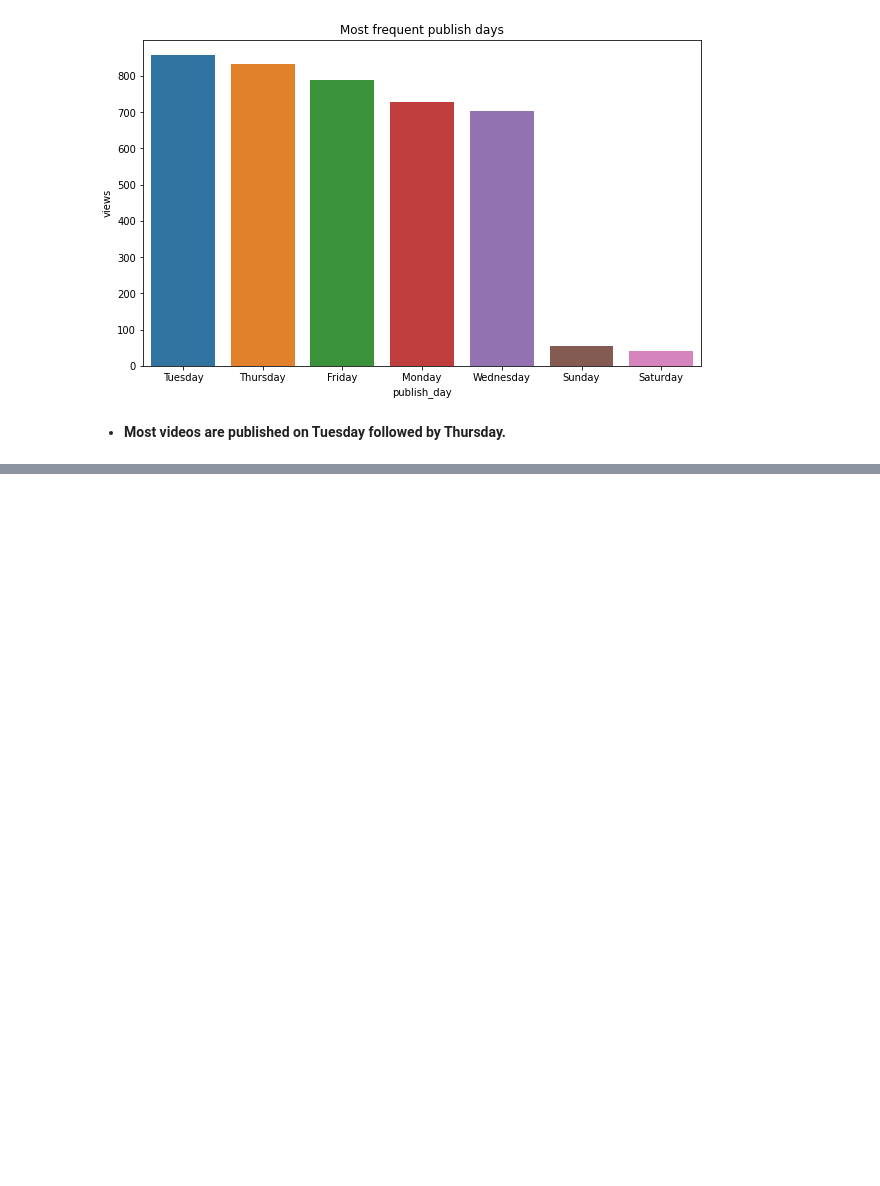
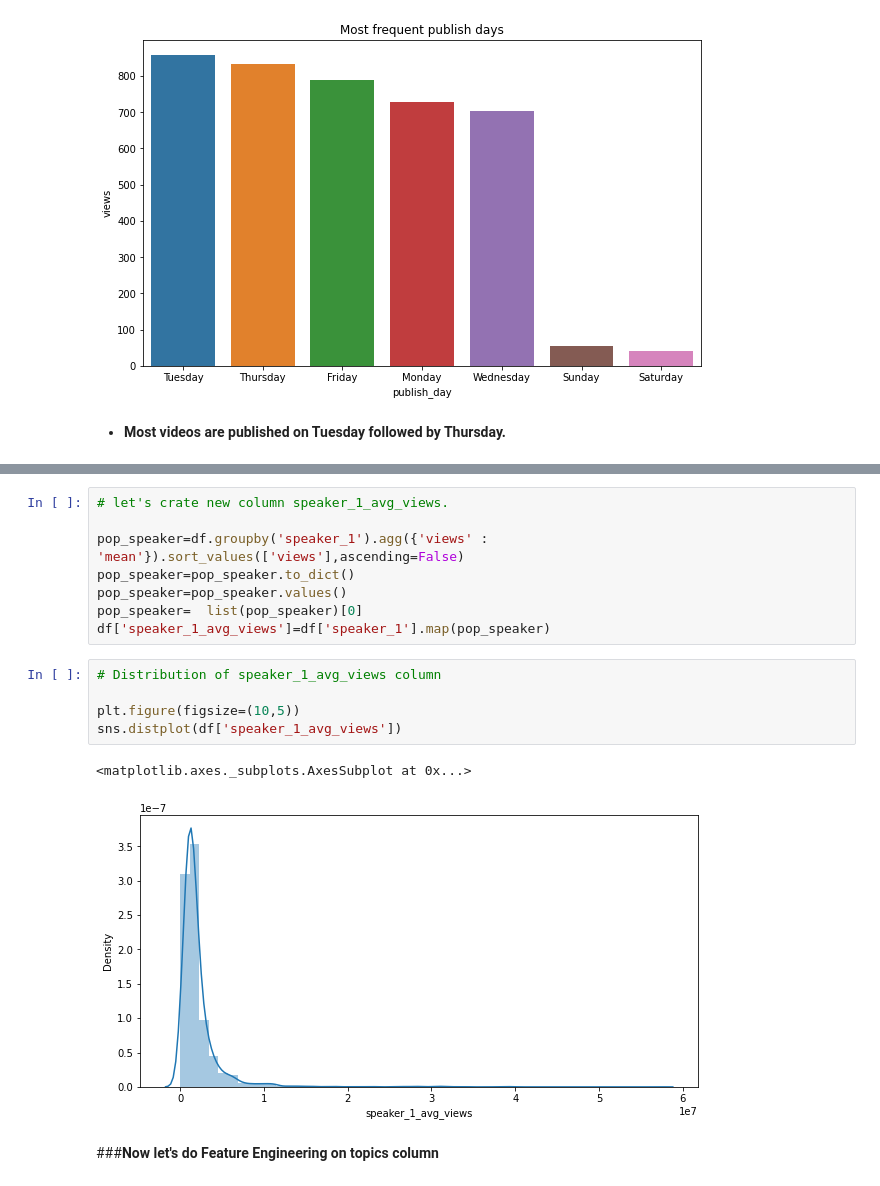
Before and after one commit to vickypandey07/Ted-Talk-Views-Prediction, a Jupyter notebook: Ted_Talk_Views_Prediction_Vikram_Pandey_Capstone_Project_2.ipynb, the cells around one changed output, grey strips where cells are left out. Cells and saved outputs as stored; diff of their text form; blank space fills up the shorter version.

Commit message:
fourth commit(Feature Engineering)

```diff
--- a/Ted_Talk_Views_Prediction_Vikram_Pandey_Capstone_Project_2.ipynb
+++ b/Ted_Talk_Views_Prediction_Vikram_Pandey_Capstone_Project_2.ipynb
@@ -356,0 +386,18 @@ Text(0.5, 1.0, 'Most frequent publish days')
+# %%
+# let's crate new column speaker_1_avg_views.
+
+pop_speaker=df.groupby('speaker_1').agg({'views' : 'mean'}).sort_values(['views'],ascending=False)
+pop_speaker=pop_speaker.to_dict()
+pop_speaker=pop_speaker.values()
+pop_speaker=  list(pop_speaker)[0]
+df['speaker_1_avg_views']=df['speaker_1'].map(pop_speaker)
+# %%
+# Distribution of speaker_1_avg_views column
+
+plt.figure(figsize=(10,5))
+sns.distplot(df['speaker_1_avg_views'])
+# %% [output]
+<matplotlib.axes._subplots.AxesSubplot at 0x...>
+[figure, added]
+# %% [markdown]
+###**Now let's do Feature Engineering on topics column**
```
Also changed, not shown: parts of 40 cells of this notebook.
